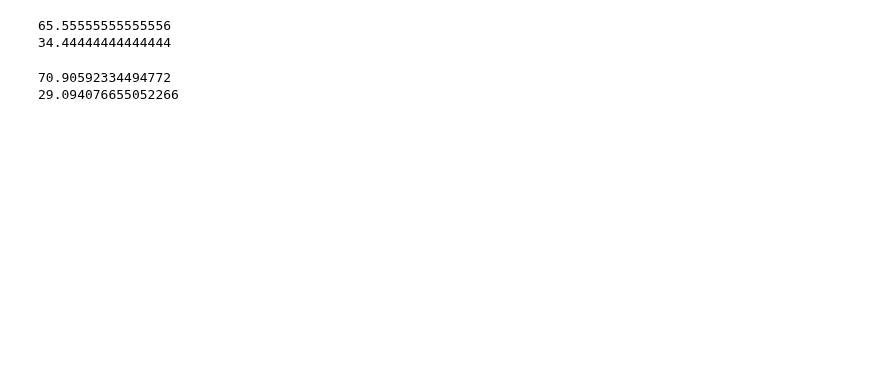
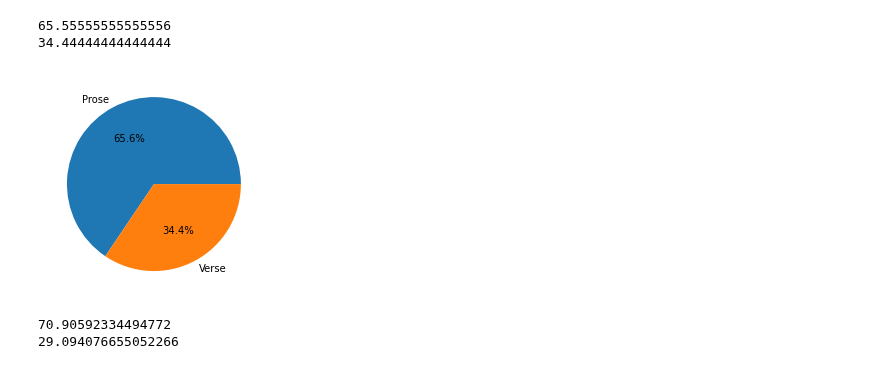
Before and after one commit to Data-Science-for-Linguists-2021/Latin-Vocabulary-Analysis, a Jupyter notebook: AnalysisCode.ipynb, the cells around one changed output. Saved outputs shown, nothing was run; the diff lists cells and outputs as text; code cells hidden in the pictures; blank space fills up the shorter version.

```diff
--- a/AnalysisCode.ipynb
+++ b/AnalysisCode.ipynb
@@ -306,3 +347,8 @@ print(len(mucro[mucro['style']=='verse'])/len(mucro)*100)
+# %%
+plt.pie(numsm, labels=labels, autopct='%1.1f%%')
+plt.savefig('/Users/francesharrington/Documents/ling1340/Latin-Vocabulary-Analysis/Images/pv_muc_split.png')
+# %% [output]
+[figure, added]
 # %%
 print(len(ensis[ensis['style']=='prose'])/len(ensis)*100)
 print(len(ensis[ensis['style']=='verse'])/len(ensis)*100)
```
Also changed, not shown: parts of 12 cells of this notebook.
